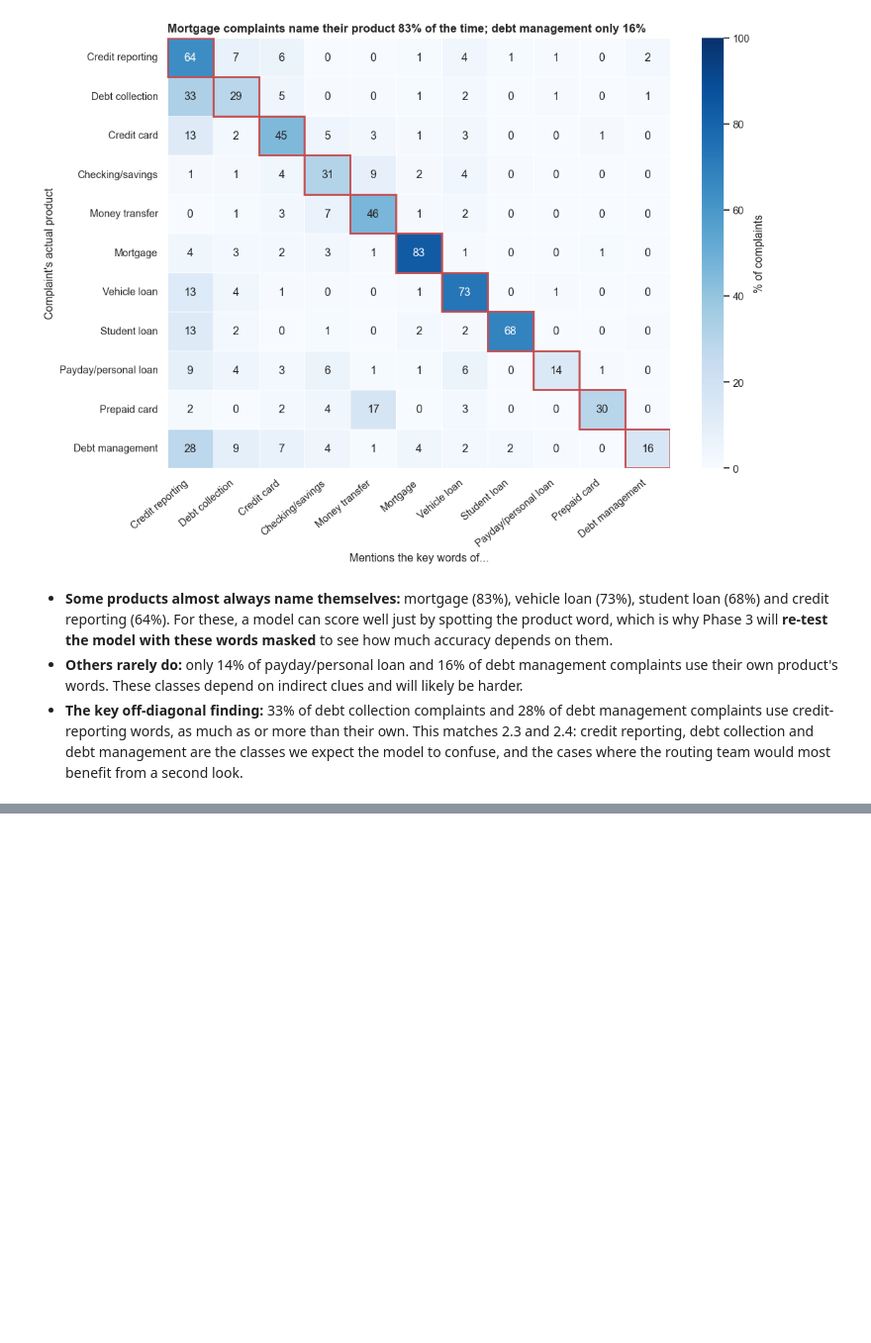
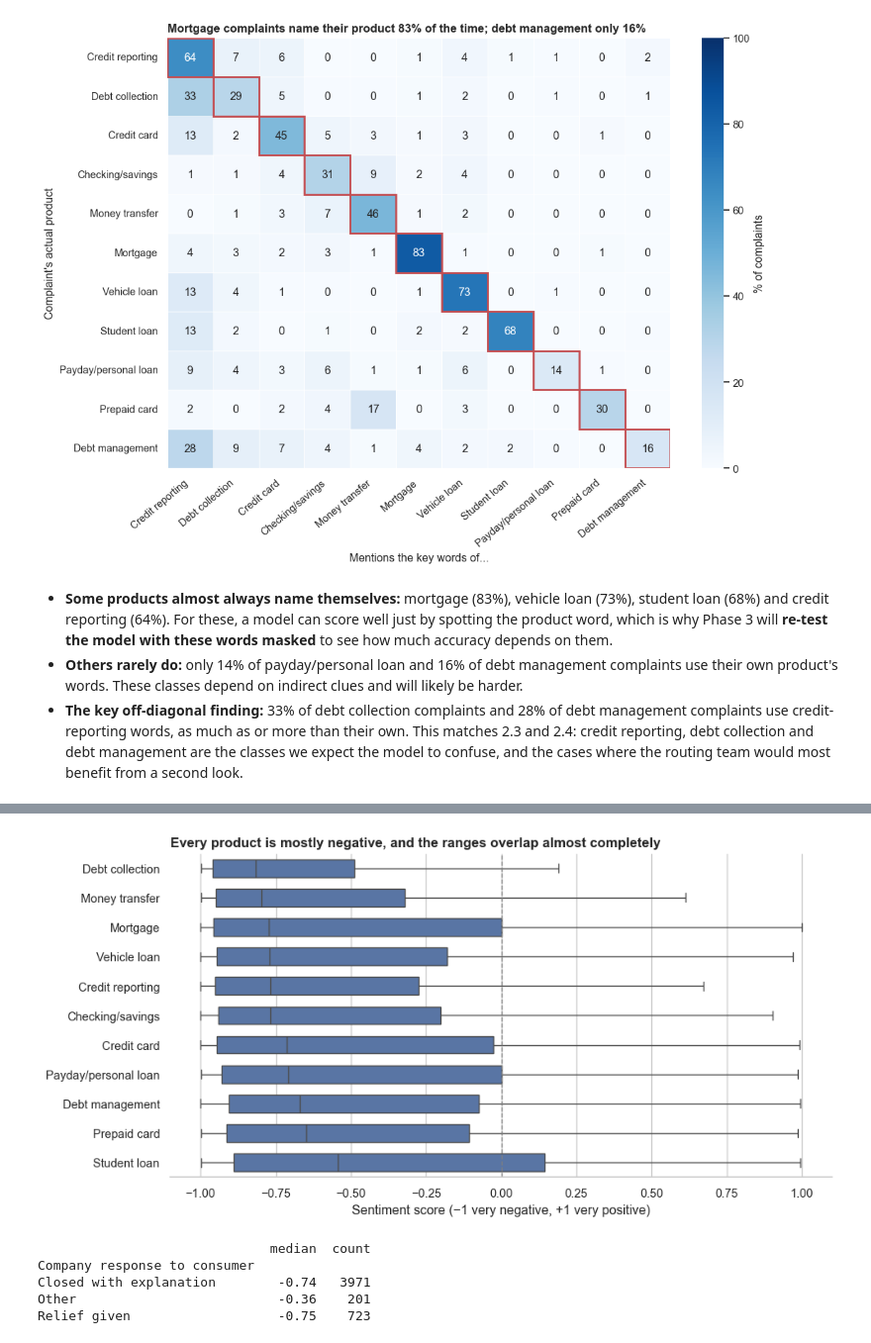
Before and after one commit to rebeccaquaye/consumer-financial-complaints, a Jupyter notebook: Notebook/Ketty.ipynb, the cells around one changed output, grey strips where cells are left out. Shown at 99% size. Cells and saved outputs as stored; diff of their text form; code cells hidden in the pictures; blank space fills up the shorter version.

```diff
--- a/Notebook/Ketty.ipynb
+++ b/Notebook/Ketty.ipynb
@@ -377,0 +452,25 @@ plt.show()
+# %%
+# Does sentiment differ by product? (adjusted scores)
+order_by_sentiment = text_df.groupby("product_short")["sentiment"].median().sort_values().index
+
+fig, ax = plt.subplots(figsize=(10, 5))
+sns.boxplot(data=text_df, x="sentiment", y="product_short", order=order_by_sentiment,
+            color=MAIN, showfliers=False, width=0.6, ax=ax)
+ax.axvline(0, color="grey", linewidth=1, linestyle="--")   # neutral line
+ax.set(xlabel="Sentiment score (−1 very negative, +1 very positive)", ylabel="",
+       title="Every product is mostly negative, and the ranges overlap almost completely")
+sns.despine(left=True)
+plt.tight_layout()
+plt.show()
+
+# Does sentiment differ by how the company responded?
+outcome = text_df["Company response to consumer"].map(
+    lambda r: "Relief given" if "relief" in r else ("Closed with explanation" if "explanation" in r else "Other"))
+print(text_df.groupby(outcome)["sentiment"].agg(["median", "count"]).round(2))
+# %% [output]
+[figure, added]
+                              median  count
+Company response to consumer
+Closed with explanation        -0.74   3971
+Other                          -0.36    201
+Relief given                   -0.75    723
```
Also changed, not shown: parts of 15 cells of this notebook, 2 other files.
